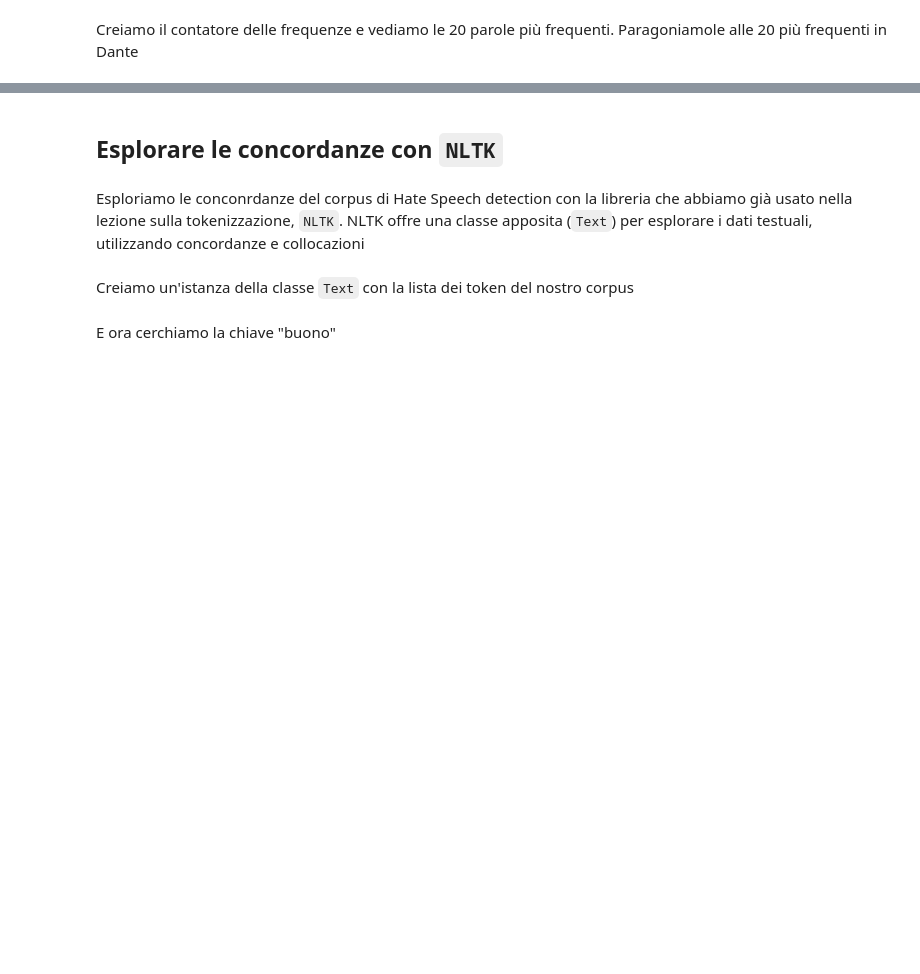
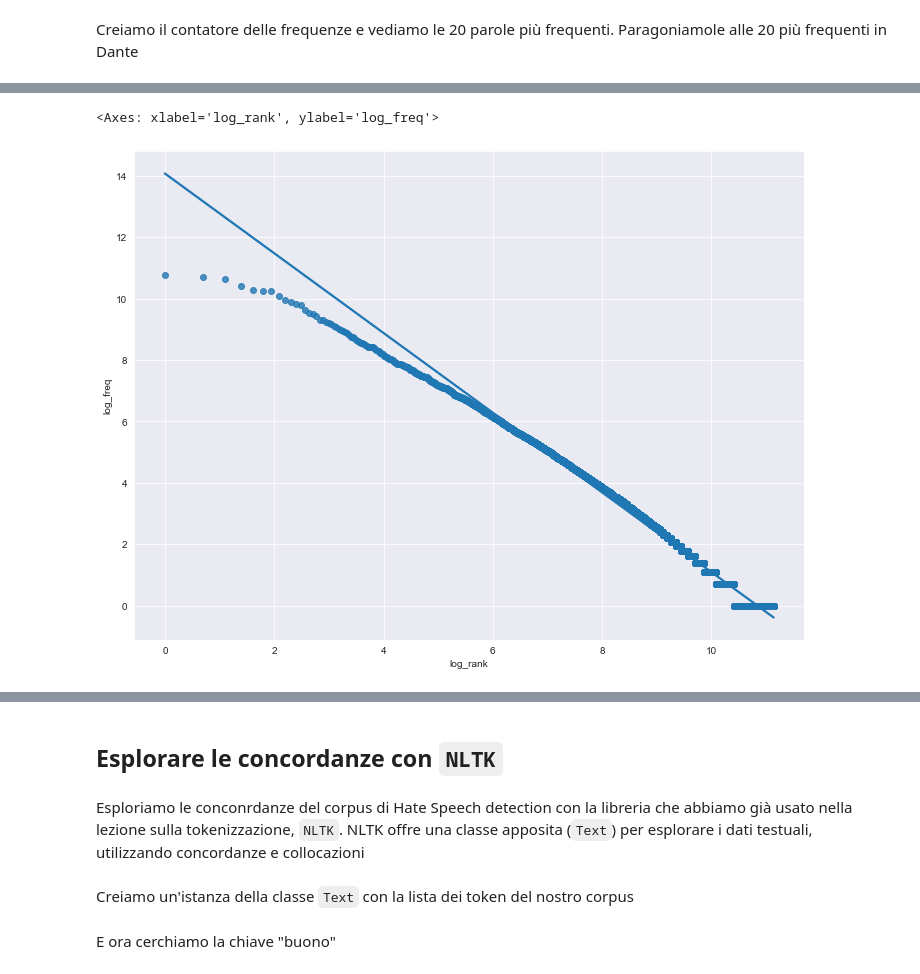
Before and after one commit to francescomambrini/myclasses, a Jupyter notebook: CompLing/lexical_distribution.ipynb, the cells around one changed output, grey strips where cells are left out. Cells and saved outputs as stored; diff of their text form; code cells hidden in the pictures; blank space fills up the shorter version.

```diff
--- a/CompLing/lexical_distribution.ipynb
+++ b/CompLing/lexical_distribution.ipynb
@@ -37,7 +37,8 @@ len(comm)
 Ora eliminiamo i caratteri di nuova riga e i segni di punteggiatura
 # %%
 import re
-comm_toks = [c.lower_ for c in comm if not re.search(r'\n+', c.lower_) and not c.is_punct]
+# comm_toks = [c.lower_ for c in comm if not re.search(r'\n+', c.lower_) and not c.is_punct]
+comm_toks = [c.lower_ for c in comm if c.lower_ != '\n' and not c.is_punct]
 # %% [markdown]
 Rimangono circa 100.000 token
 # %%
@@ -120,0 +124,18 @@ df.head(10)
+# %%
+import pandas as pd
+import numpy as np
+
+
+def get_rank_table(type_counter):
+    ranks = [i for i, _ in enumerate(type_counter.most_common(), start=1)]
+    words = [w[0] for w in type_counter.most_common()]
+    freqs = [w[1] for w in type_counter.most_common()]
+    df = pd.DataFrame(data={'rank': ranks, 'freq': freqs, 'word': words})
+    df['log_rank'] = np.log(df['rank'])
+    df['log_freq'] = np.log(df['freq'])
+    return df
+
+newdf = get_rank_table(c)
+
+
+newdf.head(10)
@@ -195,0 +229,3 @@ se (20158)      più (661)
+# %%
+ytdf = get_rank_table(cyt)
+ytdf.head()
@@ -195,0 +239,5 @@ se (20158)      più (661)
+# %%
+sns.regplot(data = ytdf, x='log_rank', y='log_freq')
+# %% [output]
+<Axes: xlabel='log_rank', ylabel='log_freq'>
+[figure, added]
```
Also changed, not shown: parts of 48 cells of this notebook, 3 other files.
